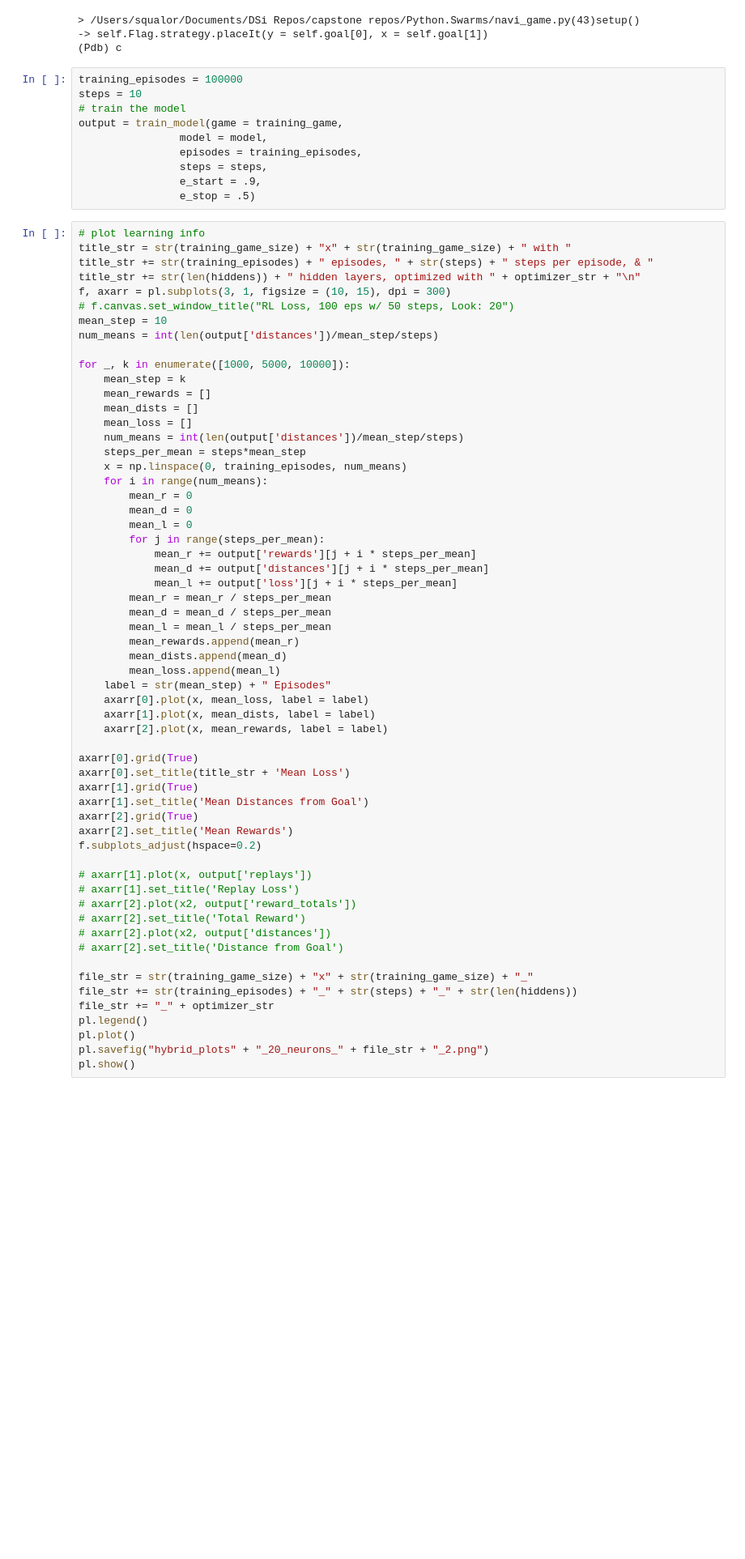
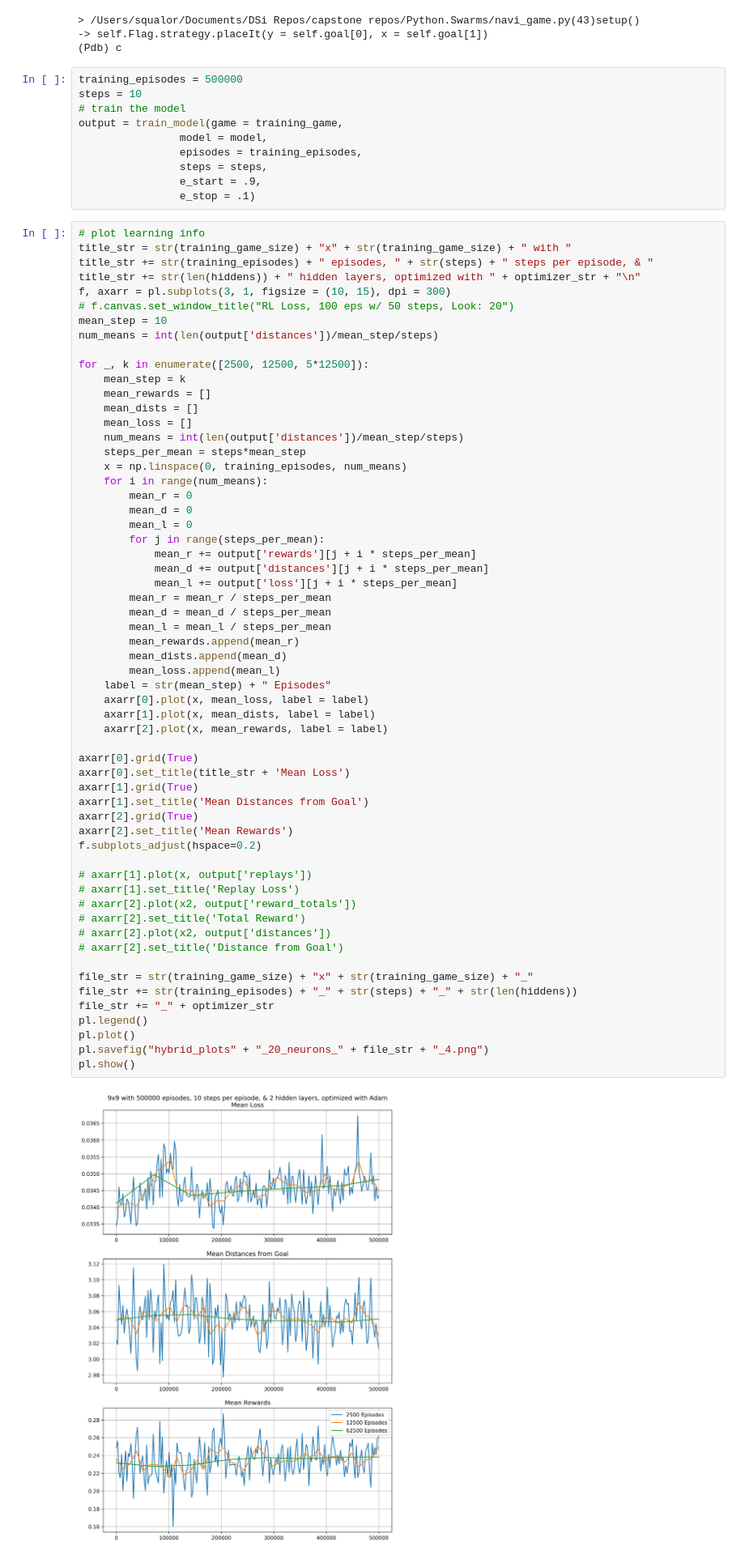
Before and after one commit to tab0r/Neural.Swarms, a Jupyter notebook: NaviGame/Hybrid Model Training.ipynb, the cells around one changed output. Shown at 81% size. Cells and saved outputs as stored; diff of their text form; blank space fills up the shorter version.

```diff
--- a/NaviGame/Hybrid Model Training.ipynb
+++ b/NaviGame/Hybrid Model Training.ipynb
@@ -34,7 +34,7 @@ training_game.setup()
 -> self.Flag.strategy.placeIt(y = self.goal[0], x = self.goal[1])
 (Pdb) c
 # %%
-training_episodes = 100000
+training_episodes = 500000
 steps = 10
 # train the model
 output = train_model(game = training_game,
@@ -42,7 +42,7 @@ output = train_model(game = training_game,
                 episodes = training_episodes,
                 steps = steps,
                 e_start = .9,
-                e_stop = .5)
+                e_stop = .1)
 # %%
 # plot learning info
 title_str = str(training_game_size) + "x" + str(training_game_size) + " with "
@@ -53,7 +53,7 @@ f, axarr = pl.subplots(3, 1, figsize = (10, 15), dpi = 300)
 mean_step = 10
 num_means = int(len(output['distances'])/mean_step/steps)
 
-for _, k in enumerate([1000, 5000, 10000]):
+for _, k in enumerate([2500, 12500, 5*12500]):
     mean_step = k
     mean_rewards = []
     mean_dists = []
@@ -74,32 +74,34 @@ for _, k in enumerate([1000, 5000, 10000]):
         mean_l = mean_l / steps_per_mean
         mean_rewards.append(mean_r)
         mean_dists.append(mean_d)
         mean_loss.append(mean_l)
     label = str(mean_step) + " Episodes"
     axarr[0].plot(x, mean_loss, label = label)
     axarr[1].plot(x, mean_dists, label = label)
     axarr[2].plot(x, mean_rewards, label = label)
 
 axarr[0].grid(True)
 axarr[0].set_title(title_str + 'Mean Loss')
 axarr[1].grid(True)
 axarr[1].set_title('Mean Distances from Goal')
 axarr[2].grid(True)
 axarr[2].set_title('Mean Rewards')
 f.subplots_adjust(hspace=0.2)
 
 # axarr[1].plot(x, output['replays'])
 # axarr[1].set_title('Replay Loss')
 # axarr[2].plot(x2, output['reward_totals'])
 # axarr[2].set_title('Total Reward')
 # axarr[2].plot(x2, output['distances'])
 # axarr[2].set_title('Distance from Goal')
 
 file_str = str(training_game_size) + "x" + str(training_game_size) + "_"
 file_str += str(training_episodes) + "_" + str(steps) + "_" + str(len(hiddens))
 file_str += "_" + optimizer_str
 pl.legend()
 pl.plot()
-pl.savefig("hybrid_plots" + "_20_neurons_" + file_str + "_2.png")
+pl.savefig("hybrid_plots" + "_20_neurons_" + file_str + "_4.png")
 pl.show()
+# %% [output]
+[figure, added]
 # %%
```
Also changed, not shown: parts of 2 cells of this notebook.
